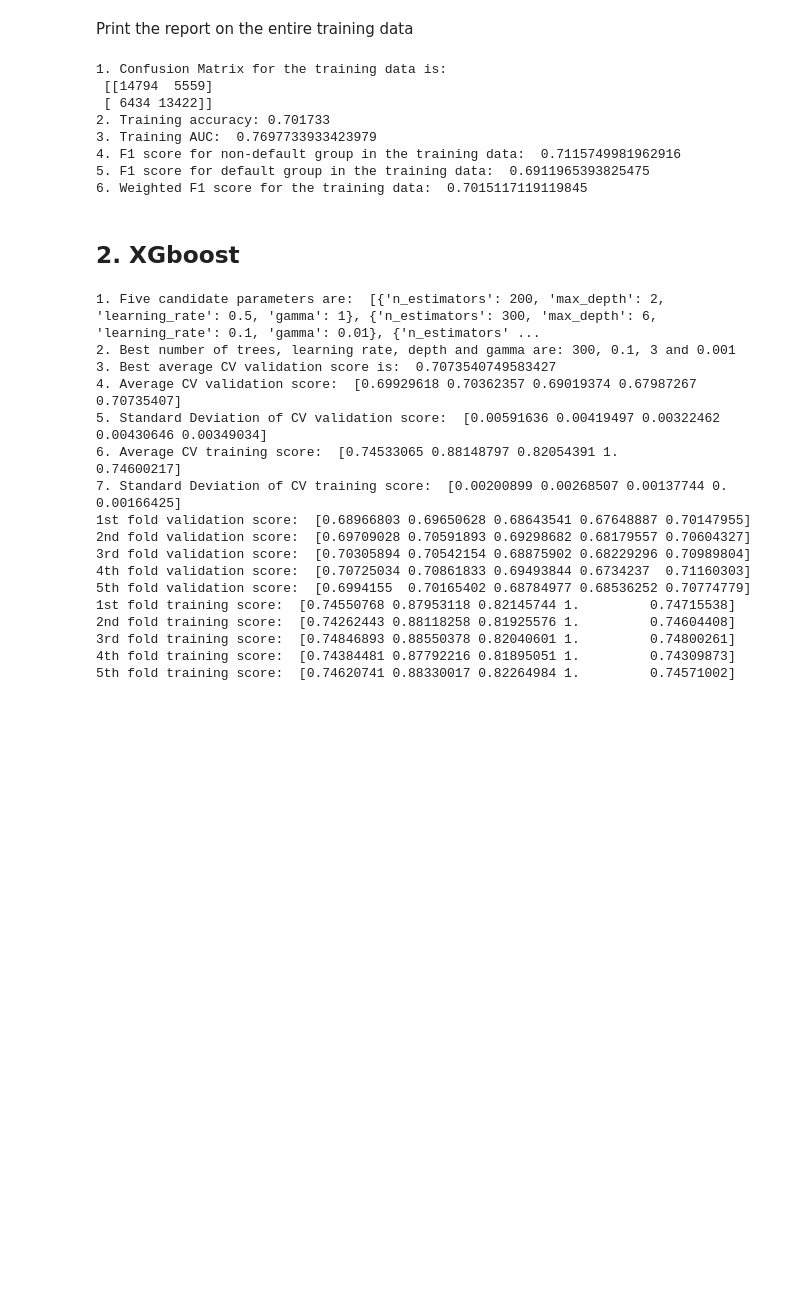
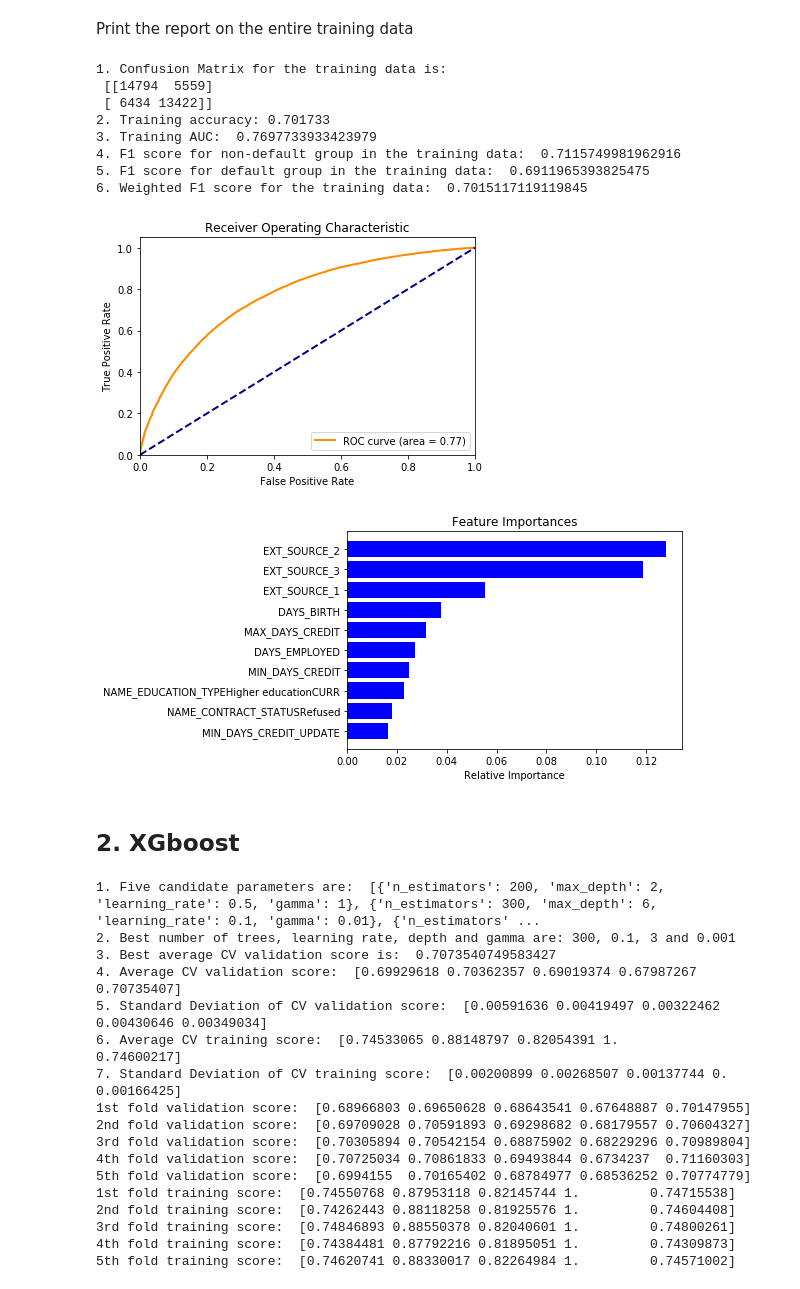
Before and after one commit to lisalb168/Bo_project, a Jupyter notebook: capstone project 1/notebook/Step7_Building_ML_Models_AMZN_simplified_v3.ipynb, the cells around one changed output. Cells and saved outputs as stored; diff of their text form; code cells hidden in the pictures; blank space fills up the shorter version.

```diff
--- a/capstone project 1/notebook/Step7_Building_ML_Models_AMZN_simplified_v3.ipynb
+++ b/capstone project 1/notebook/Step7_Building_ML_Models_AMZN_simplified_v3.ipynb
@@ -253,6 +253,54 @@ print_report('randomforest')
 4. F1 score for non-default group in the training data:  0.7115749981962916
 5. F1 score for default group in the training data:  0.6911965393825475
 6. Weighted F1 score for the training data:  0.7015117119119845
+# %%
+result = pd.read_csv('randomforest_cv_rlt.csv')
+best_n = ast.literal_eval(re.search('({.+})', result.best_params_.values[0]).group(0))['n_estimators']
+best_d = ast.literal_eval(re.search('({.+})', result.best_params_.values[0]).group(0))['max_depth']
+
+clf = RandomForestClassifier(n_estimators = best_n, max_depth = best_d,
+                             bootstrap=True, class_weight=None, criterion='gini',
+                             max_features='auto', max_leaf_nodes=None,
+                             min_impurity_decrease=0.0, min_impurity_split=None,
+                             min_samples_leaf=1, min_samples_split=2,
+                             min_weight_fraction_leaf=0.0, n_jobs=None,
+                             oob_score=False, random_state=123, verbose=0, warm_start=False)
+
+clf.fit(X_train_new_x, y_train_new)
+
+preds = clf.predict(X_train_new_x)
+probs = clf.predict_proba(X_train_new_x)
+
+# plot ROC curve
+y_score = probs[:,1]
+fpr, tpr, thresholds = roc_curve(y_train_new, y_score)
+auc = roc_auc_score(y_train_new, probs[:,1])
+plt.figure()
+lw = 2
+plt.plot(fpr, tpr, color='darkorange', lw=lw, label='ROC curve (area = %0.2f)' % auc)
+plt.plot([0, 1], [0, 1], color='navy', lw=lw, linestyle='--')
+plt.xlim([0.0, 1.0])
+plt.ylim([0.0, 1.05])
+plt.xlabel('False Positive Rate')
+plt.ylabel('True Positive Rate')
+plt.title('Receiver Operating Characteristic')
+plt.legend(loc="lower right")
+plt.show()
+
+# plot top 10 features of the training set
+M = 10
+importances = clf.feature_importances_
+indices = np.argsort(importances)
+features = X_train_new_x.columns
+
+plt.title('Feature Importances')
+plt.barh(range(M), importances[indices][-M:], color='b', align='center')
+plt.yticks(range(M), [features[i] for i in indices[-M:]])
+plt.xlabel('Relative Importance')
+plt.show()
+# %% [output]
+[figure, added]
+[figure, added]
 # %% [markdown]
 ## 2. XGboost
 # %%
```
Also changed, not shown: parts of 5 cells of this notebook, 1 other file.
